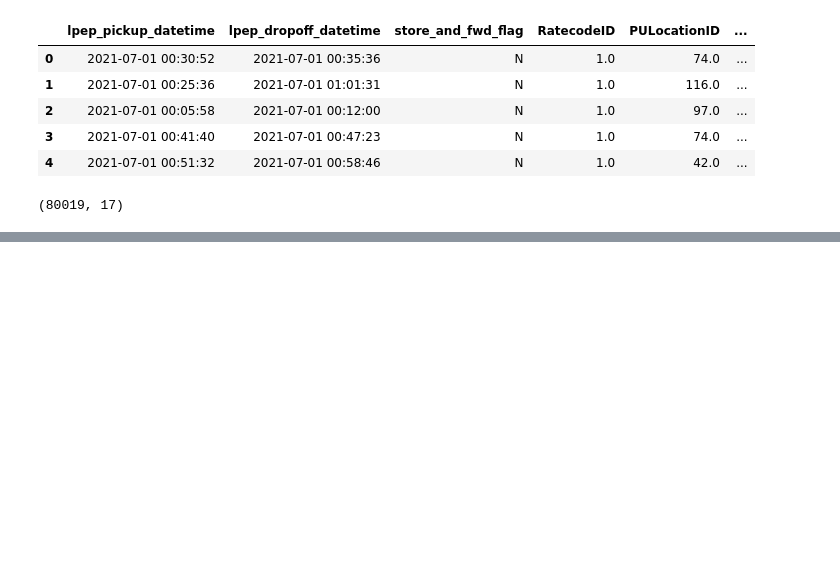
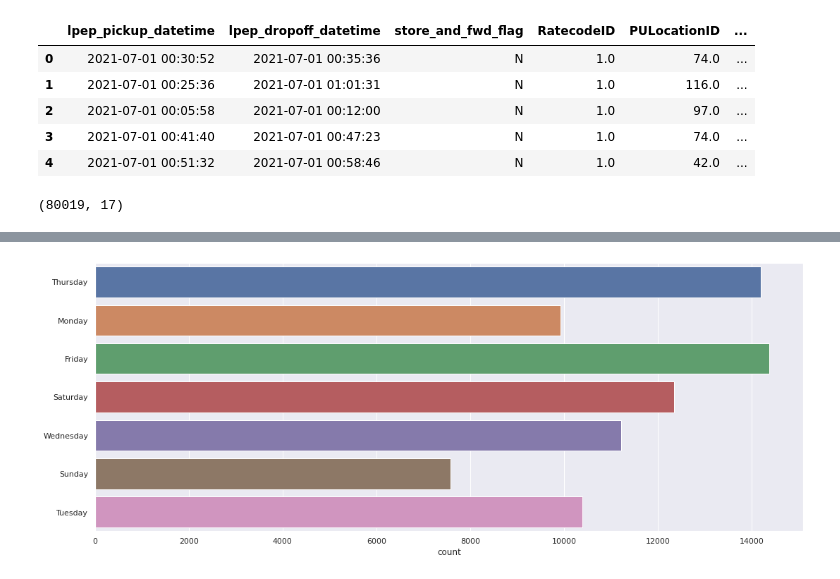
Before and after one commit to errhythm/NYCTaxiFarePred-Extended, a Jupyter notebook: taxi_nyc_data_analysis.ipynb, the cells around one changed output, grey strips where cells are left out. Cells and saved outputs as stored; diff of their text form; code cells hidden in the pictures; blank space fills up the shorter version.

```diff
--- a/taxi_nyc_data_analysis.ipynb
+++ b/taxi_nyc_data_analysis.ipynb
@@ -168,0 +180,6 @@ df.shape
+# %%
+plt.figure(figsize= (18, 7))
+sns.countplot(y= 'day_of_week', data= df)
+plt.ylabel('');
+# %% [output]
+[figure, added]
```
Also changed, not shown: parts of 5 cells of this notebook.
